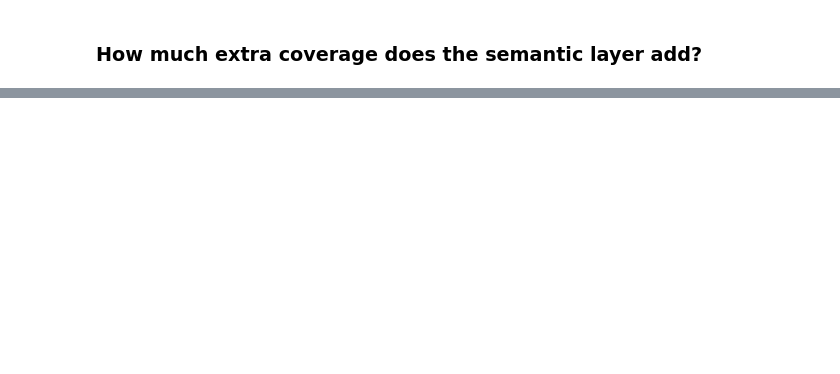
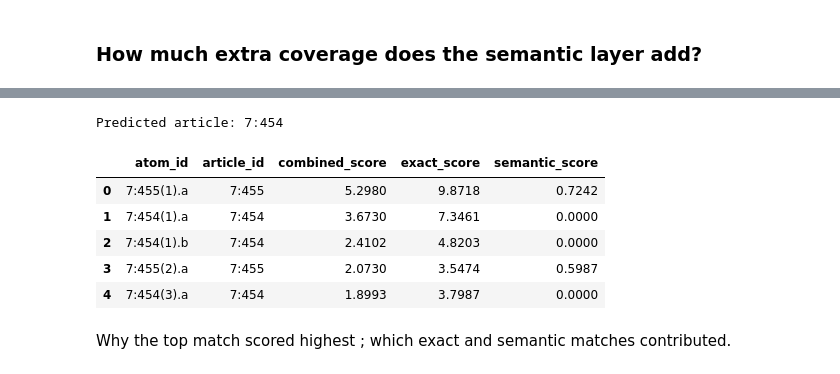
Before and after one commit to robinAssam/ArticleRelationshipModel, a Jupyter notebook: notebooks/01_explore_atoms.ipynb, the cells around one changed output, grey strips where cells are left out. Cells and saved outputs as stored; diff of their text form; code cells hidden in the pictures; blank space fills up the shorter version.

```diff
--- a/notebooks/01_explore_atoms.ipynb
+++ b/notebooks/01_explore_atoms.ipynb
@@ -466,0 +498,17 @@ Atom pairs ONLY connected semantically:
+# %%
+from src.data.atom_table import classify_atom
+
+query = df[df['atom_id'] == '7:454(2).a'].iloc[0].to_dict()
+result = classify_atom(query, df, weights=weights_idf, sim_pairs=sim_pairs, alpha=0.5, top_k=5)
+print(f"Predicted article: {result['predicted_article']}")
+result['top_matches']
+# %% [output]
+Predicted article: 7:454
+|  | atom_id | article_id | combined_score | exact_score | semantic_score |
+| 0 | 7:455(1).a | 7:455 | 5.2980 | 9.8718 | 0.7242 |
+| 1 | 7:454(1).a | 7:454 | 3.6730 | 7.3461 | 0.0000 |
+| 2 | 7:454(1).b | 7:454 | 2.4102 | 4.8203 | 0.0000 |
+| 3 | 7:455(2).a | 7:455 | 2.0730 | 3.5474 | 0.5987 |
+| 4 | 7:454(3).a | 7:454 | 1.8993 | 3.7987 | 0.0000 |
+# %% [markdown]
+Why the top match scored highest ; which exact and semantic matches contributed.
```
Also changed, not shown: parts of 28 cells of this notebook, 2 other files.
